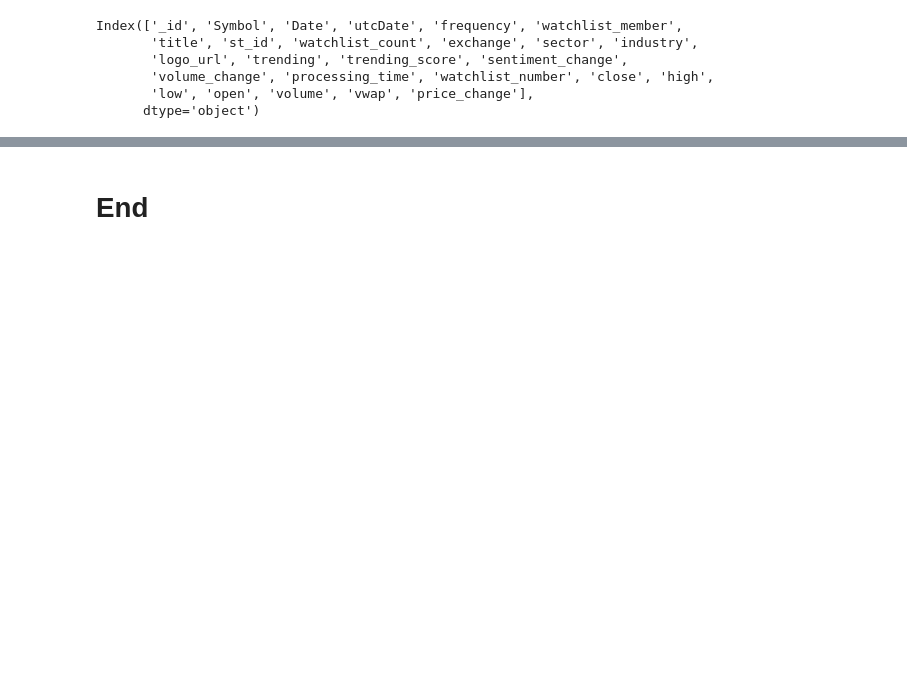
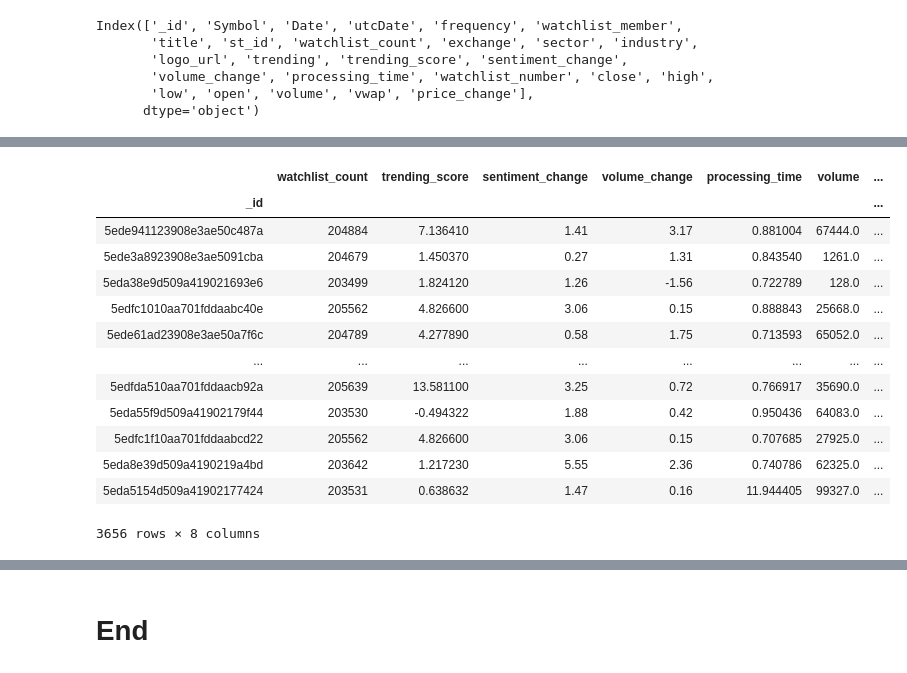
Before and after one commit to jcanque777/stock_market_data_prediction, a Jupyter notebook: msft_data.ipynb, the cells around one changed output, grey strips where cells are left out. Drawn from its saved outputs; the diff is of its cells as text; code cells hidden in the pictures; blank space fills up the shorter version.

```diff
--- a/msft_data.ipynb
+++ b/msft_data.ipynb
@@ -910,3 +914,23 @@ df.head()
 df = df.set_index('_id')
 # %%
 df_copy = deepcopy(df)
+# %%
+# shuffling everything to see if I get similar numbers
+df_copy = df_copy.sample(frac = 1)
+# %%
+df_copy
+# %% [output]
+|  | watchlist_count | trending_score | sentiment_change | volume_change | processing_time | volume | ... |
+| _id |  |  |  |  |  |  | ... |
+| 5ede941123908e3ae50c487a | 204884 | 7.136410 | 1.41 | 3.17 | 0.881004 | 67444.0 | ... |
+| 5ede3a8923908e3ae5091cba | 204679 | 1.450370 | 0.27 | 1.31 | 0.843540 | 1261.0 | ... |
+| 5eda38e9d509a419021693e6 | 203499 | 1.824120 | 1.26 | -1.56 | 0.722789 | 128.0 | ... |
+| 5edfc1010aa701fddaabc40e | 205562 | 4.826600 | 3.06 | 0.15 | 0.888843 | 25668.0 | ... |
+| 5ede61ad23908e3ae50a7f6c | 204789 | 4.277890 | 0.58 | 1.75 | 0.713593 | 65052.0 | ... |
+| ... | ... | ... | ... | ... | ... | ... | ... |
+| 5edfda510aa701fddaacb92a | 205639 | 13.581100 | 3.25 | 0.72 | 0.766917 | 35690.0 | ... |
+| 5eda55f9d509a41902179f44 | 203530 | -0.494322 | 1.88 | 0.42 | 0.950436 | 64083.0 | ... |
+| 5edfc1f10aa701fddaabcd22 | 205562 | 4.826600 | 3.06 | 0.15 | 0.707685 | 27925.0 | ... |
+| 5eda8e39d509a4190219a4bd | 203642 | 1.217230 | 5.55 | 2.36 | 0.740786 | 62325.0 | ... |
+| 5eda5154d509a41902177424 | 203531 | 0.638632 | 1.47 | 0.16 | 11.944405 | 99327.0 | ... |
+3656 rows × 8 columns
```
Also changed, not shown: parts of 50 cells of this notebook.
